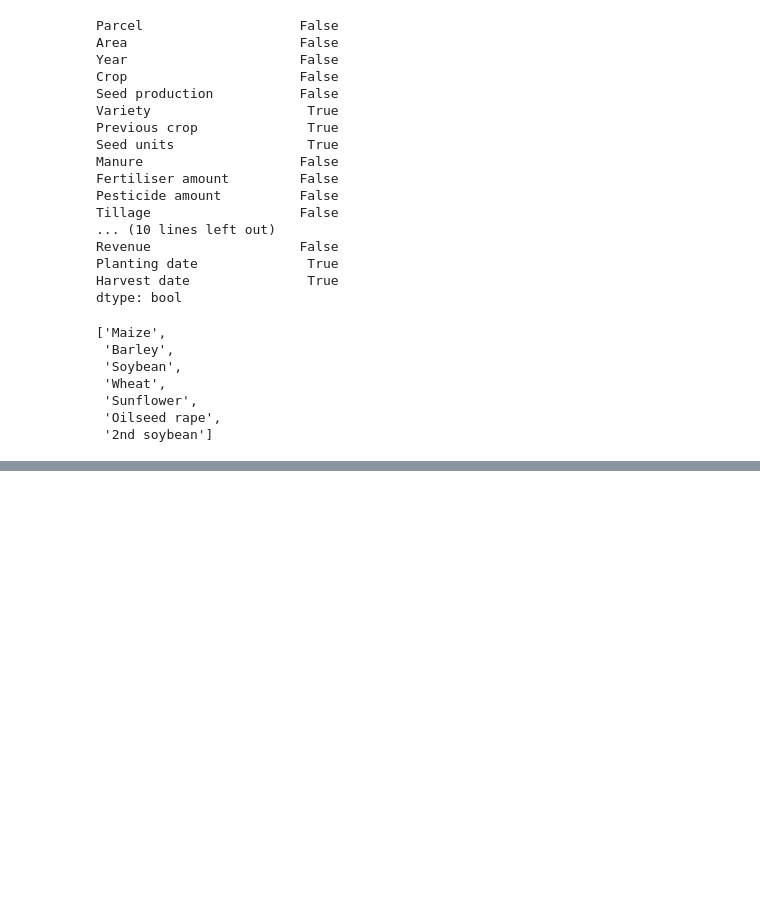
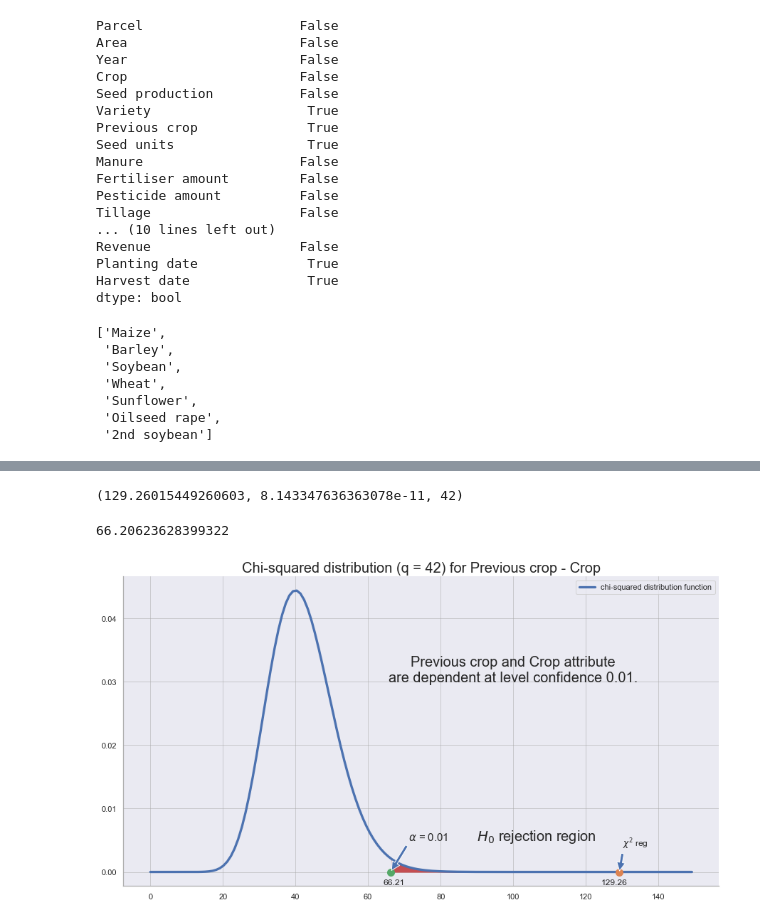
Before and after one commit to AndreaM1996/Project5, a Jupyter notebook: Project5.ipynb, the cells around one changed output, grey strips where cells are left out. Saved outputs shown, nothing was run; the diff lists cells and outputs as text; code cells hidden in the pictures; blank space fills up the shorter version.

Commit message:
style change (html,css)

```diff
--- a/Project5.ipynb
+++ b/Project5.ipynb
@@ -10,8 +10,9 @@ import datetime
 import math
 from matplotlib import rcParams
 rcParams['font.family'] = 'sans-serif'
-rcParams['font.sans-serif'] = ['Tahoma']
+rcParams['font.sans-serif'] = ['DejaVu Sans']
 import matplotlib.gridspec as gridspec
+from IPython.display import HTML
 # %%
 os.chdir('D:\\Moji fajlovi\\Master\\prog\\Project 5 - Agriculture Data Analysis')
 # %%
@@ -130,8 +131,8 @@ def plot_ph_date(dfdates,i):
     ax = fig.add_subplot(gs[1,0])
     ax.hist(p_dates.values,color='darkgreen')
     ax.set_title('Distribution of '+dates[0]+' for 2017. year')
-    ax.set_ylabel('counts',fontsize=10,fontstyle='italic')
-    ax.set_xlabel(dates[0], fontsize=10,fontstyle='italic')
+    ax.set_ylabel('counts',fontsize=10)
+    ax.set_xlabel(dates[0], fontsize=10)
     ax.grid(axis='y',color='lightgrey',alpha=0.5)
     ax.set_facecolor('w')
 
@@ -173,7 +174,7 @@ def plot_ph_date(dfdates,i):
     fig.suptitle(crop[i], fontsize = 30, y=0.99, fontweight='bold')
     fig.tight_layout()
     plt.subplots_adjust(top=0.92, bottom=0.08, left=0.10, right=0.95, hspace=0.3, wspace=0.35)
-    #plt.savefig(crop[i]+".png", dpi=100)
+    plt.savefig(crop[i]+".png", dpi=100,bbox_inches='tight',transparent=True)
     plt.show()
 # %%
 plot_ph_date(dfdates,0)
@@ -279,19 +271,19 @@ for i in range(n):
         pie = sort.iloc[:5]
         pie = pie.append(pd.Series([ssum-pie.sum()],index=['Others']))
 
-        wedges, texts, autotexts = ax5.pie(x=pie, labels=list(pie.index.values),autopct=lambda pct: func(pct, pie),radius=0.8,shadow=True, textprops=dict(color="w"))
-        plt.setp(autotexts,fontsize=20,fontweight='bold', color='w')
+        wedges, texts, autotexts = ax5.pie(x=pie,autopct=lambda pct: func(pct, pie),radius=0.8)
+        plt.setp(autotexts,fontsize=13,fontweight='bold', color='w')
 
-        ax5.set_title(crops[i],fontdict={'fontsize': 30, 'fontweight': 'medium', 'color': 'k'})
-        ax5.legend(loc=1,fontsize=15)
+        ax5.legend(loc=0,labels=list(pie.index.values),fontsize=15)
 
         props = dict(facecolor='white',edgecolor='dimgrey',alpha=0.5,pad=10)
         text = 'Planted unique varieties: '+str(length)
-        ax5.text(-1,1,text,bbox=props,fontsize=15,va='top', ha='left')
+        plt.figtext(0.1,0.87,text,bbox=props,fontsize=15,va='top', ha='left')
 
         ax5.axis('off')
 
-
+        fig5.suptitle(crops[i],x=0.5,y=1,fontsize=40,fontweight='medium')
+        plt.savefig(crops[i]+"_varieties.png", dpi=360,transparent=True)
         fig5.tight_layout()
 plt.show()
 # %%
@@ -299,0 +302,12 @@ pivot
+# %%
+styles = [dict(selector="th", props=[("font-size", "100%"),("text-align", "center"),("background-color","olivedrab"),("border-left","0.2px solid black")]),
+          dict(selector="caption", props=[("text-align","center"),("font-weight","bold"),("font-size","150%")]),
+         dict(selector="td", props=[("font-size", "100%"),("text-align", "center"),("background-color","#cce59a"),("border","0.2px solid black")]),
+          dict(selector="tbody tr:last-child", props=[("font-weight","bold")]),
+          dict(selector="tr td:last-child", props=[("font-weight","bold")]),
+          dict(selector="th:first-child", props=[("border","0.2px solid black")]),
+         dict(selector='',props=[("border-collapse","collapse"),("border","0.2px solid black")])]
+
+styler = pivot.style.set_table_styles(styles).set_caption('Pervious crop - crop pivot table')
+
+styler
@@ -300,3 +325,9 @@ pivot
 # %%
 chi2,p,q,expected = stats.chi2_contingency(pivot)
 chi2,p,q
+# %% [output]
+(129.26015449260603, 8.143347636363078e-11, 42)
+# %%
+stats.chi2.ppf(0.99,42)
+# %% [output]
+66.20623628399322
@@ -311,33 +344,42 @@ def cdf_array(x,q):
 # %%
 sns.set(style='darkgrid',rc={"figure.figsize": (15, 8)})
 
-x = np.linspace(0,150,150)
+x = np.linspace(0,chi2+20,chi2+20)
 ax = sns.lineplot(x,cdf_array(x,q),label='chi-squared distribution function',linewidth=3.3)
 
 
 
 ax.plot([chi2], [cdf(chi2,q)], 'o',markersize=10)
 ax.text(chi2-5,cdf(chi2,q)-0.002,str(round(chi2,2)))
 ax.annotate(r'$\chi^2 $ reg',xy=(chi2,0),xytext=(chi2+1,0.004),arrowprops=dict(facecolor='b', shrink=0.05))
 
 alpha = stats.chi2.ppf(0.99,q)
 ax.fill_between(x,0,cdf_array(x,q),where=x>alpha,color='r')
 ax.plot([alpha], [0], 'o',markersize=10)
 ax.text(alpha-2,cdf(chi2,q)-0.002,str(round(stats.chi2.ppf(0.99,q),2)))
 ax.annotate(r'$ \alpha $ = 0.01',xy=(alpha,0),xytext=(alpha+5,0.005),fontsize=15,arrowprops=dict(facecolor='b', shrink=0.05))
 ax.text(90,0.005,'$ H_0 $ rejection region',fontsize=20)
 
 if p <= 0.01:
     ax.text(100,0.03,'Previous crop and Crop attribute\n are dependent at level confidence 0.01.',ha='center',wrap=True,fontsize=20)
 elif p <= 0.05:
     ax.text(100,0.03,'Previous crop and Crop attribute are dependent at level confidence 0.05.',ha='center',wrap=True,fontsize=20)
 else:
     ax.text(100,0.03,'Previous crop and Crop attribute are independent.',ha='center',wrap=True,fontsize=20)
 
 """ If the null hypothesis is true, the observed and expected frequencies will be close in value and the χ2 statistic will be
 close to zero. If the null hypothesis is false, then the χ2 statistic will be large"""
 ax.set_title('Chi-squared distribution (q = '+str(q)+') for Previous crop - Crop',fontsize=20,fontweight=5)
+ax.grid(color='darkgrey',alpha=0.5)
+ax.spines['right'].set_visible(False)
+ax.spines['top'].set_visible(False)
+ax.spines['bottom'].set_color('darkgray')
+ax.spines['left'].set_color('darkgray')
+figure = ax.get_figure()
+figure.savefig('chi2.png',transparent=True)
 plt.show()
+# %% [output]
+[figure, added]
 # %%
 dfdates['Duration of \n season (days)'] = dfdates['Harvest date']-dfdates['Planting date']
 # %%
```
Also changed, not shown: parts of 6 cells of this notebook.
